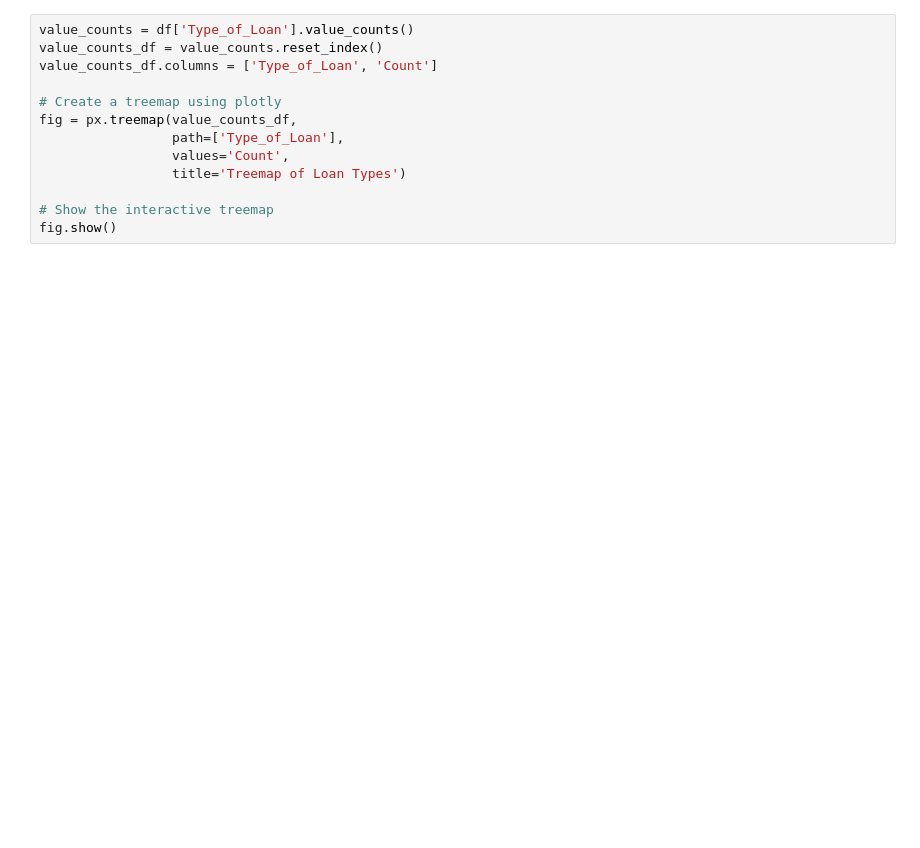
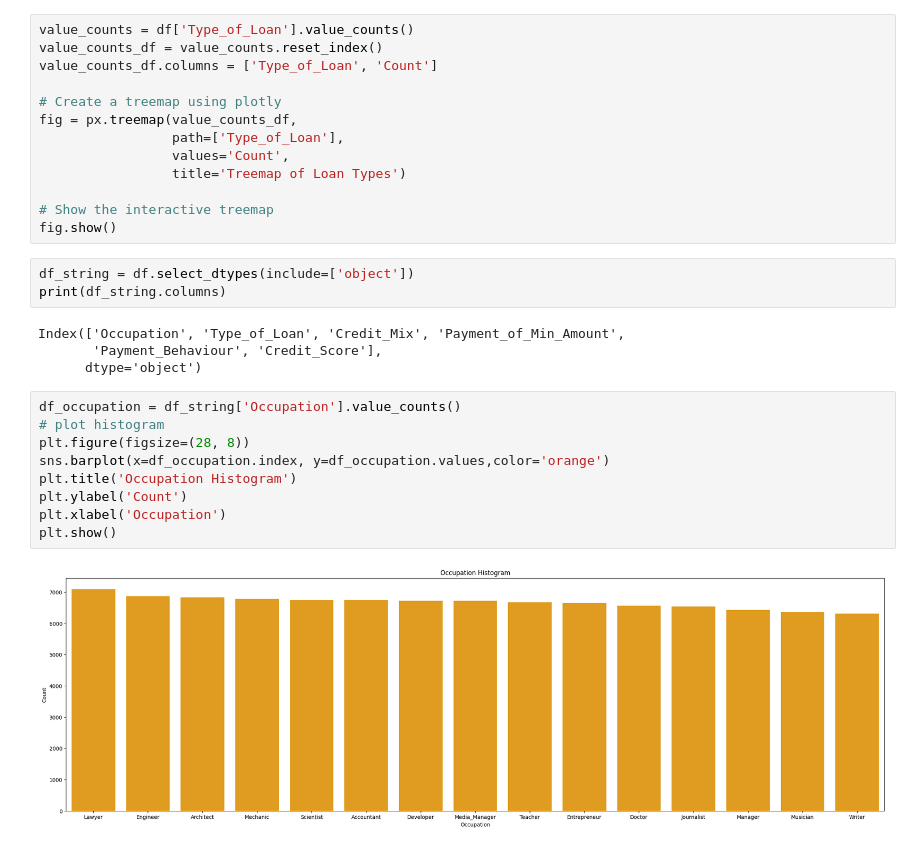
Before and after one commit to yaseen1998/AI_Orange_Course, a Jupyter notebook: Assigment/1_plot.ipynb, the cells around one changed output. Cells and saved outputs as stored; diff of their text form; blank space fills up the shorter version.

```diff
--- a/Assigment/1_plot.ipynb
+++ b/Assigment/1_plot.ipynb
@@ -81,3 +84,21 @@ fig = px.treemap(value_counts_df,
 
 # Show the interactive treemap
 fig.show()
+# %%
+df_string = df.select_dtypes(include=['object'])
+print(df_string.columns)
+# %% [output]
+Index(['Occupation', 'Type_of_Loan', 'Credit_Mix', 'Payment_of_Min_Amount',
+       'Payment_Behaviour', 'Credit_Score'],
+      dtype='object')
+# %%
+df_occupation = df_string['Occupation'].value_counts()
+# plot histogram
+plt.figure(figsize=(28, 8))
+sns.barplot(x=df_occupation.index, y=df_occupation.values,color='orange')
+plt.title('Occupation Histogram')
+plt.ylabel('Count')
+plt.xlabel('Occupation')
+plt.show()
+# %% [output]
+[figure, added]
```
Also changed, not shown: parts of 6 cells of this notebook, 4 other files.
